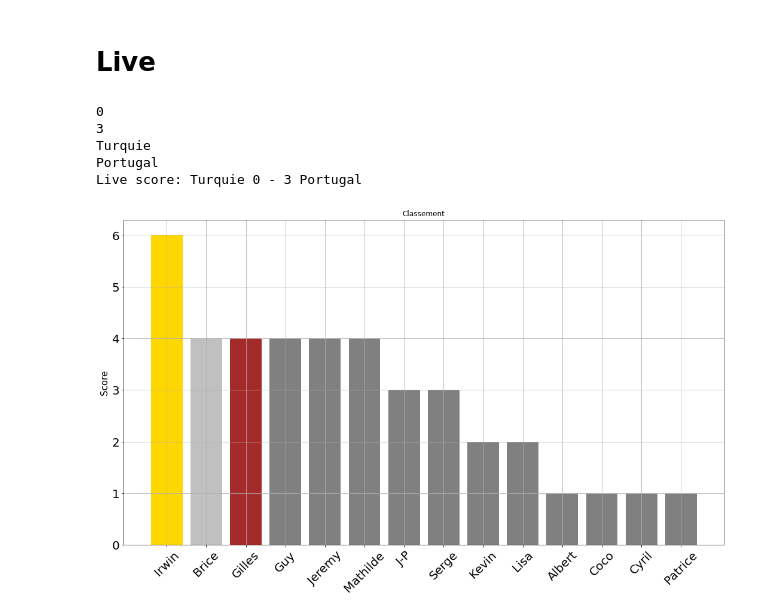
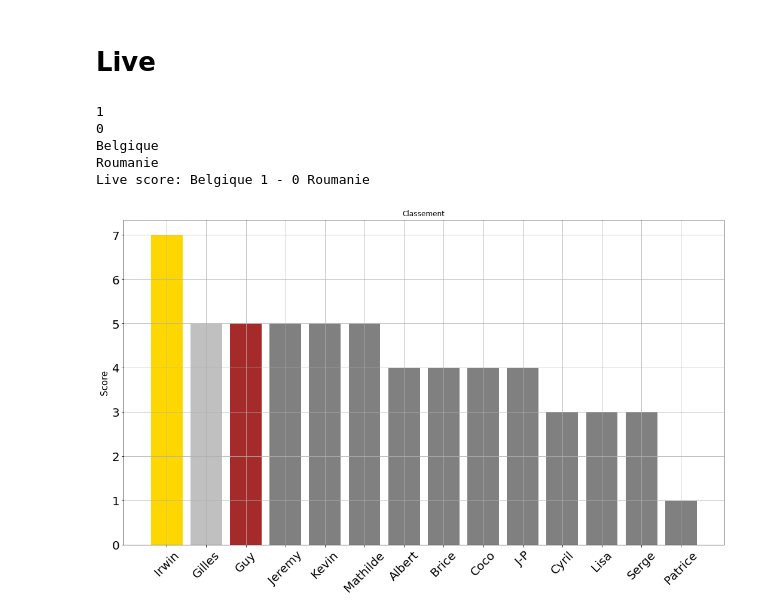
Before and after one commit to coraliegrobel/Classement, a Jupyter notebook: test2.ipynb, the cells around one changed output. Saved outputs shown, nothing was run; the diff lists cells and outputs as text; code cells hidden in the pictures.

Commit message:
Update classement plot

```diff
--- a/test2.ipynb
+++ b/test2.ipynb
@@ -164,7 +164,7 @@ while True:
     chrome_options.add_argument("--disable-dev-shm-usage")  # Overcome limited resource problems
 
     driver = webdriver.Chrome(options=chrome_options)
-    driver.get("https://www.livescore.in/fr/match/lzjYhdsk/#/resume-du-match/resume-du-match")
+    driver.get("https://www.livescore.in/fr/match/zT9cab4L/#/resume-du-match/resume-du-match")
     try:
         container = WebDriverWait(driver, 10).until(
             EC.presence_of_element_located((By.ID,"detail"))
@@ -182,14 +182,14 @@ while True:
 
         with open('live_score.html', 'w') as f:
             f.write(f"<p>{live_score_text}</p>")
-        df['Turq- Port score_final'] = str(domicile.text) + "-" + str(exterieur.text)
-        s = "Turq- Port points"
-        a = "Turq- Port real winner"
-        int_ = "Turq- Port basic"
-        score = "Turq- Port score_final"
+        df['Belg - Roum score_final'] = str(domicile.text) + "-" + str(exterieur.text)
+        s = "Belg - Roum points"
+        a = "Belg - Roum real winner"
+        int_ = "Belg - Roum basic"
+        score = "Belg - Roum score_final"
         df[a] = df[score].apply(lambda x : compute_winner(x))
-        df[s] = np.where(df["Turq- Port score_final"] == df['Turq- Port'], 3, 0)
-        df[int_] = np.where(df["Turq- Port winner"] == df[a], 1, 0)
+        df[s] = np.where(df["Belg - Roum score_final"] == df['Belg - Roum'], 3, 0)
+        df[int_] = np.where(df["Belg - Roum winner"] == df[a], 1, 0)
         df[int_] = df.apply(lambda row: 0 if row[s] == 3 else row[int_], axis=1)
         df[s] = df[s]+df[int_]
         df.drop(int_ , axis = 1, inplace = True)
@@ -197,35 +197,35 @@ while True:
         df['total_score'] = df[score_columns].sum(axis=1)
         test = pd.DataFrame(df.groupby(["Participants"])["total_score"].max().sort_values(ascending=False))
         test.reset_index(inplace = True)
         affichage_2 = df[affichage].sort_values("total_score", ascending=False)
         affichage_2.to_html('classement_table.html', index=False)
         plt.figure(figsize=(18, 10))
         plt.bar(test["Participants"],test["total_score"], color=['gold', 'silver', 'brown', "grey","grey","grey","grey","grey","grey","grey","grey","grey","grey","grey"])
 
         plt.ylabel('Score',fontsize=15)
         plt.title('Classement')
         plt.xticks(fontsize = 20, rotation = 45)
         plt.yticks(fontsize = 20)
         plt.grid(True)
         plt.savefig('classement.png')
         plt.show()
         plt.close
 
 
         status_output = subprocess.run(['git', 'status', '--porcelain'], capture_output=True, text=True).stdout.strip()
 
         if status_output:
             subprocess.run(['git', 'add', 'classement.png', 'index.html', 'classement_table.html',"test2.ipynb", "index.html","live_score.html"], check=True)
             subprocess.run(['git', 'commit', '-m', 'Update classement plot'], check=True)
             subprocess.run(['git', 'push'], check=True)
     finally:
         driver.quit()
     # Sleep for 4 minutes (4 minutes * 60 seconds)
     time.sleep(4 * 60)
 # %% [output]
+1
 0
-3
-Turquie
-Portugal
-Live score: Turquie 0 - 3 Portugal
+Belgique
+Roumanie
+Live score: Belgique 1 - 0 Roumanie
-[figure, old version]
+[figure, new version]
```
